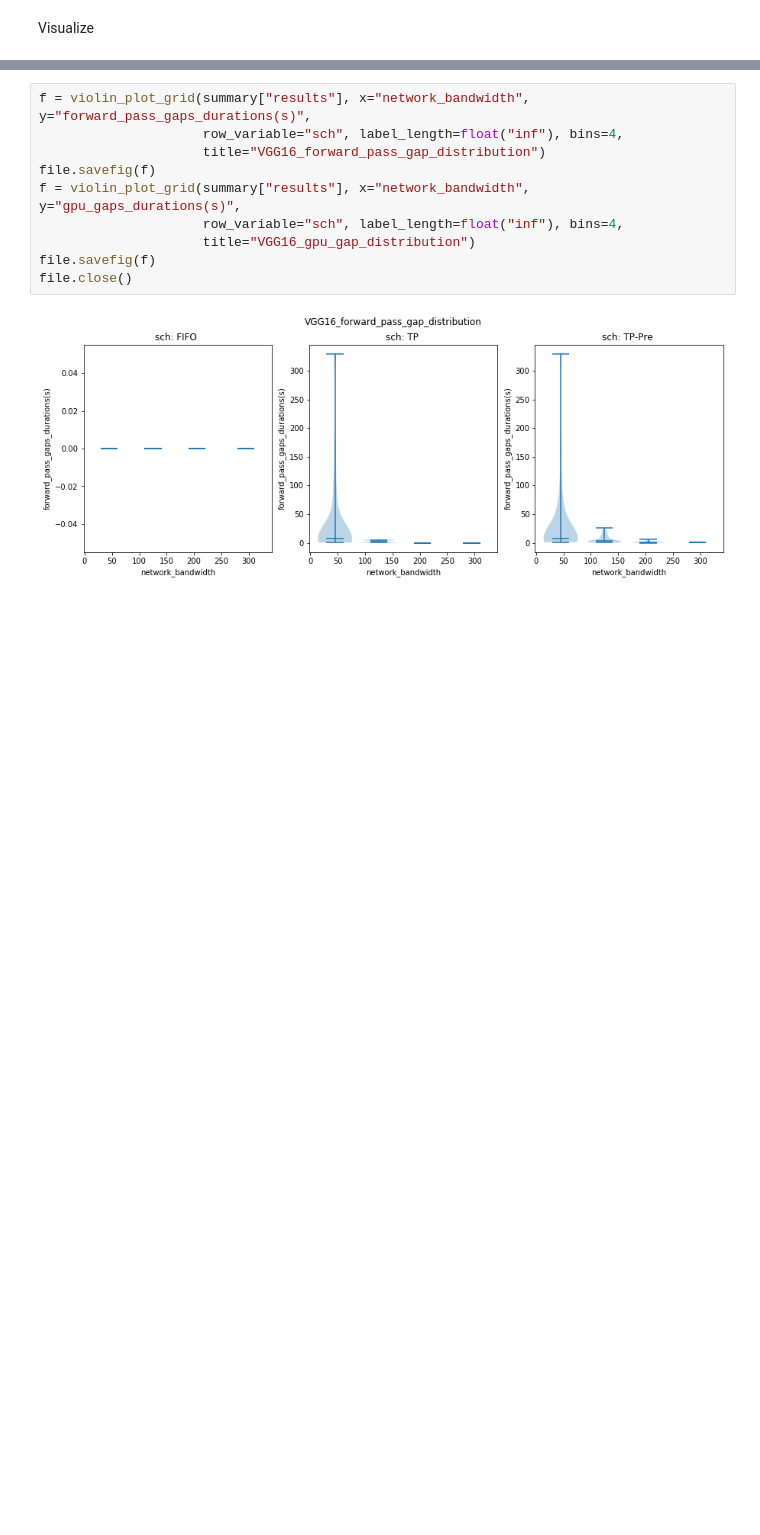
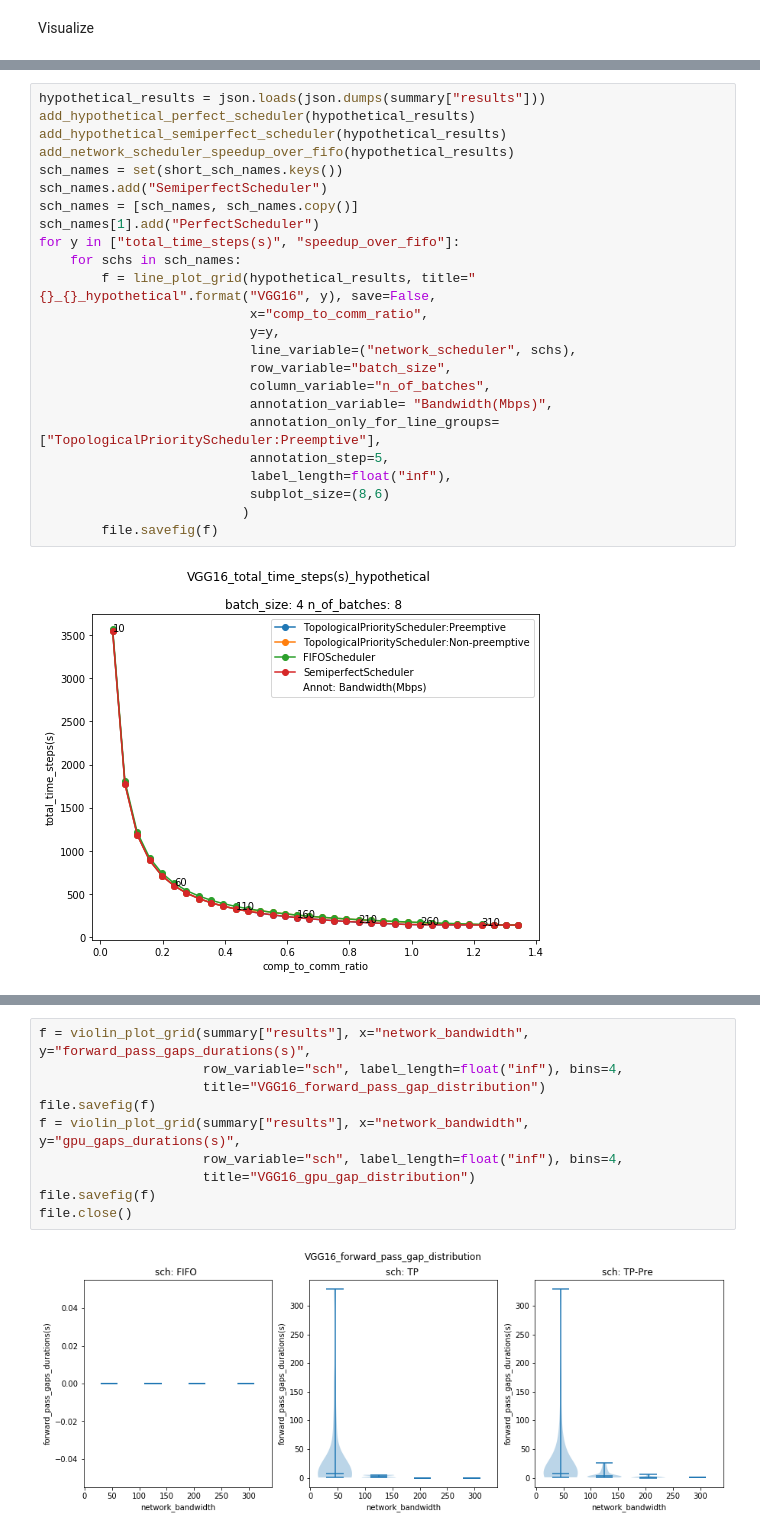
Before and after one commit to ChenYuHo/schedule-simulator, a Jupyter notebook: schedule_simulator_core/simulation_presets_visualization.ipynb, the cells around one changed output, grey strips where cells are left out. Cells and saved outputs as stored; diff of their text form; blank space fills up the shorter version.

```diff
--- a/schedule_simulator_core/simulation_presets_visualization.ipynb
+++ b/schedule_simulator_core/simulation_presets_visualization.ipynb
@@ -583,0 +585,26 @@ for y in ["time(s)", "gpu_util","net_util","speedup_over_fifo", "speedup_over_ze
+# %%
+hypothetical_results = json.loads(json.dumps(summary["results"]))
+add_hypothetical_perfect_scheduler(hypothetical_results)
+add_hypothetical_semiperfect_scheduler(hypothetical_results)
+add_network_scheduler_speedup_over_fifo(hypothetical_results)
+sch_names = set(short_sch_names.keys())
+sch_names.add("SemiperfectScheduler")
+sch_names = [sch_names, sch_names.copy()]
+sch_names[1].add("PerfectScheduler")
+for y in ["total_time_steps(s)", "speedup_over_fifo"]:
+    for schs in sch_names:
+        f = line_plot_grid(hypothetical_results, title="{}_{}_hypothetical".format("VGG16", y), save=False,
+                           x="comp_to_comm_ratio",
+                           y=y,
+                           line_variable=("network_scheduler", schs),
+                           row_variable="batch_size",
+                           column_variable="n_of_batches",
+                           annotation_variable= "Bandwidth(Mbps)",
+                           annotation_only_for_line_groups=["TopologicalPriorityScheduler:Preemptive"],
+                           annotation_step=5,
+                           label_length=float("inf"),
+                           subplot_size=(8,6)
+                          )
+        file.savefig(f)
+# %% [output]
+[figure, added]
```
Also changed, not shown: parts of 8 cells of this notebook, 1 other file.
